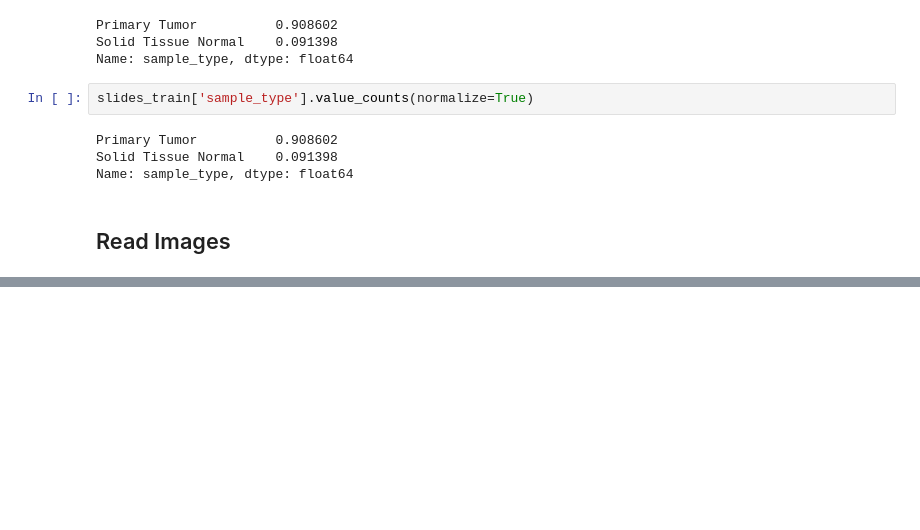
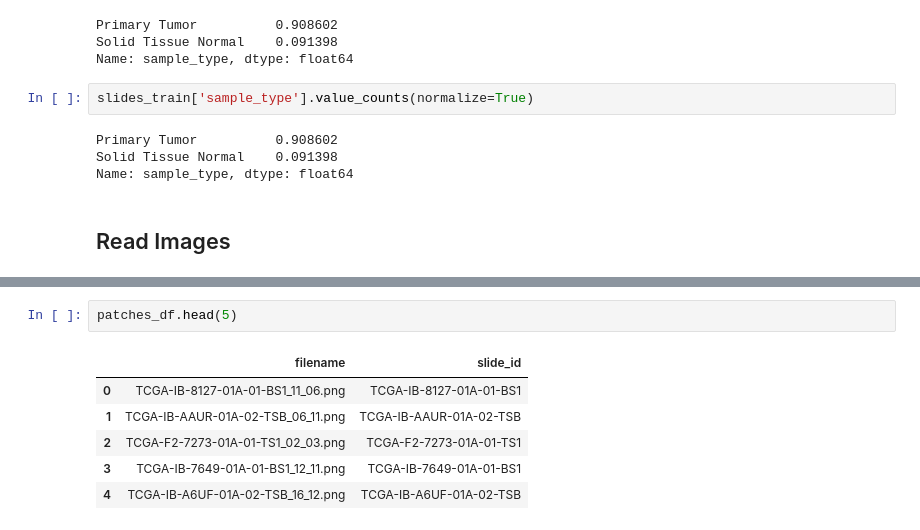
Before and after one commit to portizdegalisteo/TFM, a Jupyter notebook: model_training.ipynb, the cells around one changed output, grey strips where cells are left out. Cells and saved outputs as stored; diff of their text form; blank space fills up the shorter version.

```diff
--- a/model_training.ipynb
+++ b/model_training.ipynb
@@ -69,0 +99,9 @@ patches_files_train = patches_files_train[:1000]
+# %%
+patches_df.head(5)
+# %% [output]
+|  | filename | slide_id |
+| 0 | TCGA-IB-8127-01A-01-BS1_11_06.png | TCGA-IB-8127-01A-01-BS1 |
+| 1 | TCGA-IB-AAUR-01A-02-TSB_06_11.png | TCGA-IB-AAUR-01A-02-TSB |
+| 2 | TCGA-F2-7273-01A-01-TS1_02_03.png | TCGA-F2-7273-01A-01-TS1 |
+| 3 | TCGA-IB-7649-01A-01-BS1_12_11.png | TCGA-IB-7649-01A-01-BS1 |
+| 4 | TCGA-IB-A6UF-01A-02-TSB_16_12.png | TCGA-IB-A6UF-01A-02-TSB |
```
Also changed, not shown: parts of 29 cells of this notebook, 5 other files.
